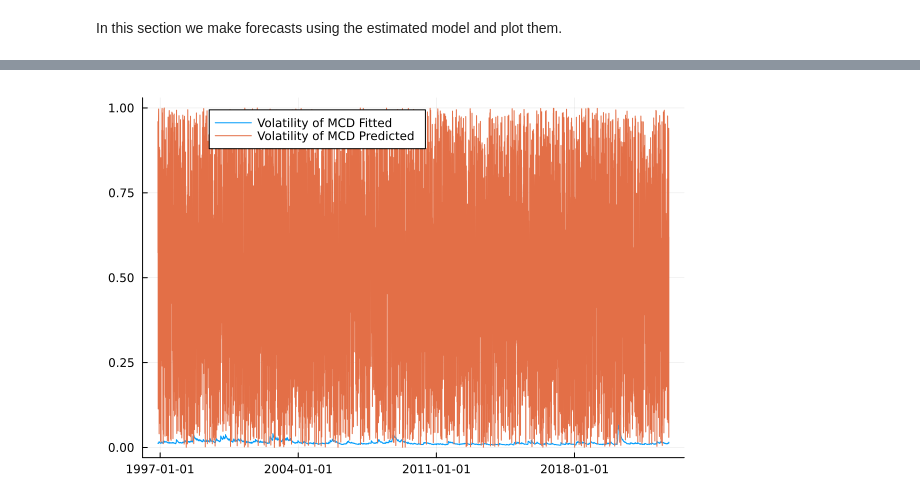
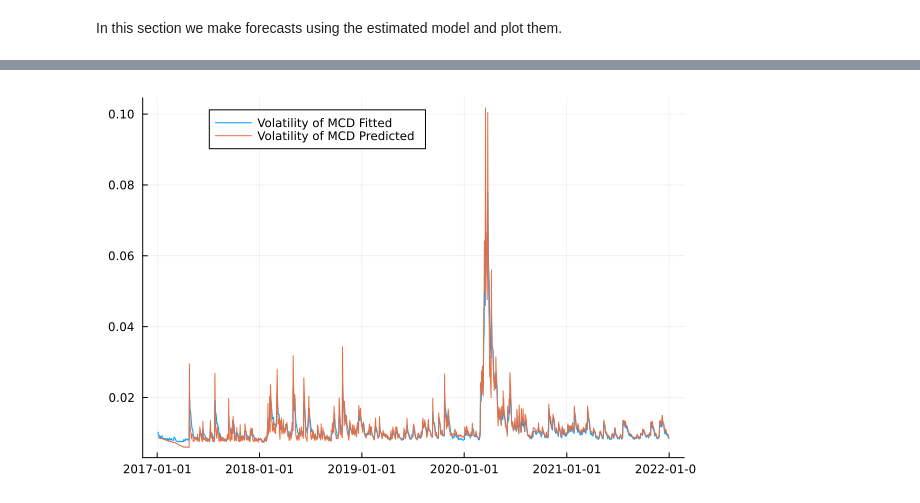
Before and after one commit to Matyas-Mattanelli/Financial-Econometrics-II, a Jupyter notebook: Project 1.ipynb, the cells around one changed output, grey strips where cells are left out. Saved outputs shown, nothing was run; the diff lists cells and outputs as text; code cells hidden in the pictures.

Commit message:
Rolling window preds working and plotted, also errors plotted

```diff
--- a/Project 1.ipynb
+++ b/Project 1.ipynb
@@ -222,6 +230,6 @@ MCD_preds_timearray = TimeArray(timestamp(MCD_fit_timearray[Int(length(MCD_fit_t
 # %%
 MCD_preds_timearray = TimeArray(timestamp(MCD_fit_timearray[Int(length(MCD_fit_timearray)/2)+1:end]), sigma_preds)
 fits_preds_plot = merge(MCD_fit_timearray[Int(length(MCD_fit_timearray)/2)+1:end], MCD_preds_timearray)
-plot(mergedts, label = ["Volatility of MCD Fitted" "Volatility of MCD Predicted"], legend = :top)
+plot(fits_preds_plot, label = ["Volatility of MCD Fitted" "Volatility of MCD Predicted"], legend = :top)
 # %% [output]
-[figure, old version]
+[figure, new version]
```
Also changed, not shown: parts of 12 cells of this notebook.
